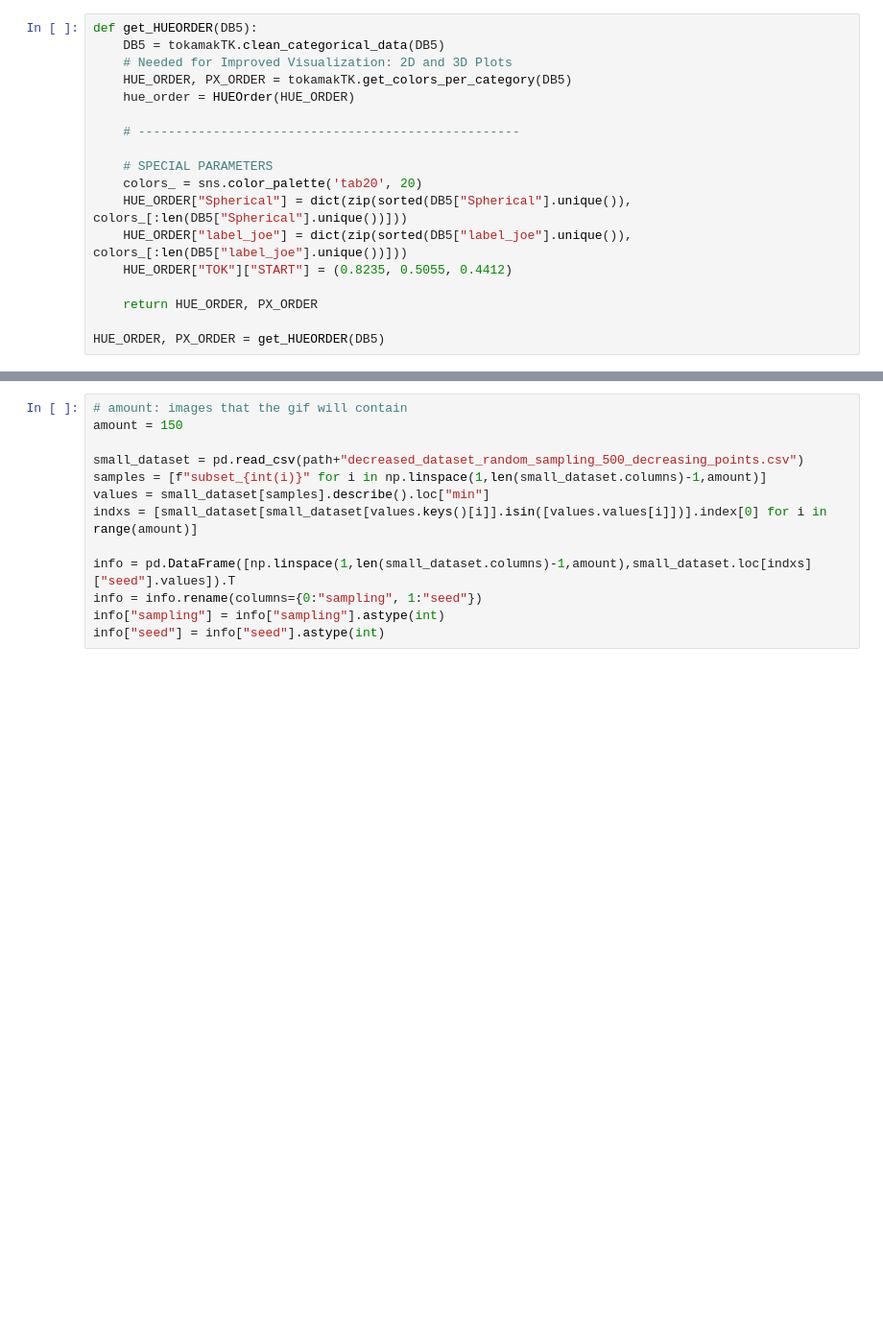
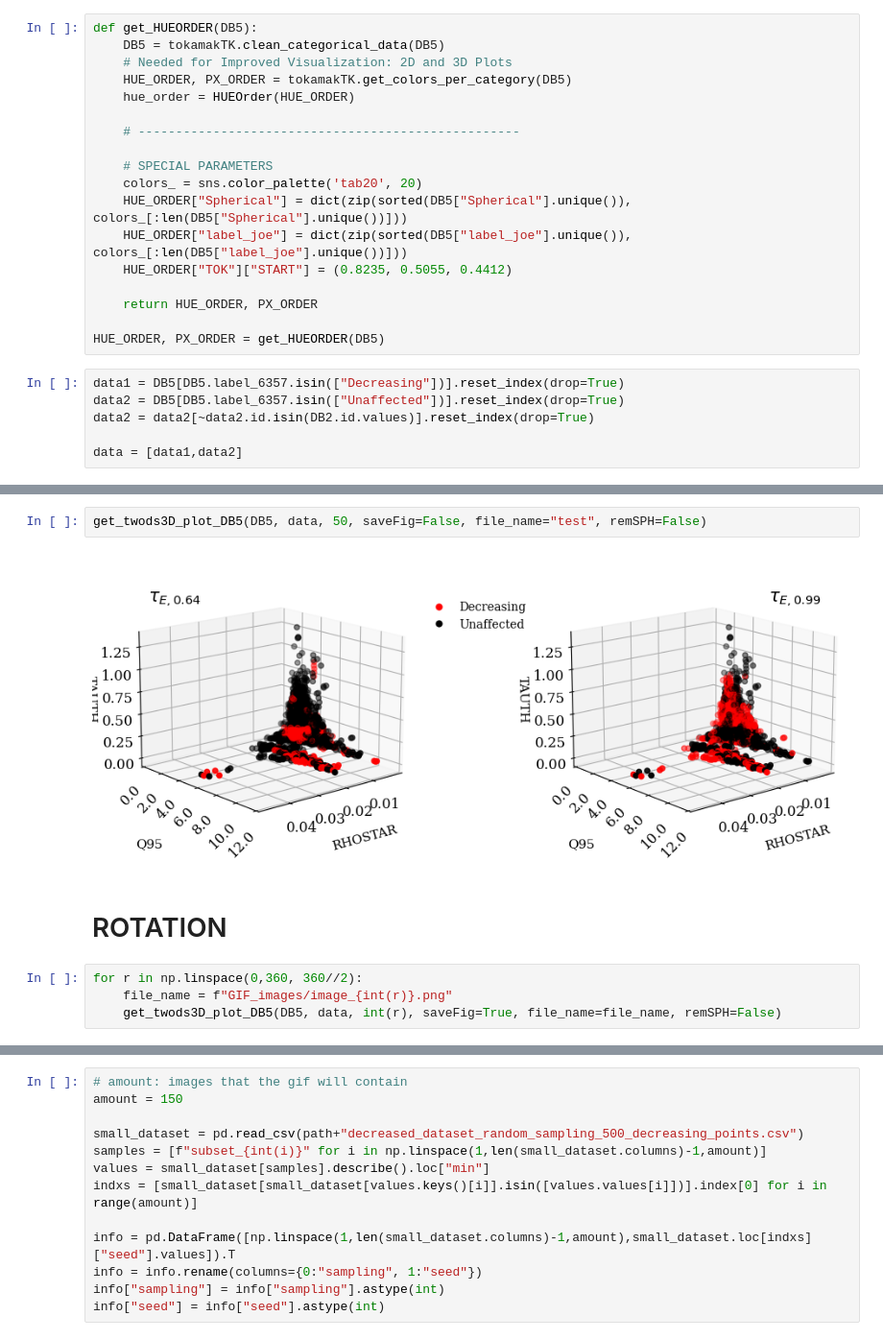
Before and after one commit to Chinnasf/FUSION-EP-Master-Thesis, a Jupyter notebook: Tokamak Interpretation/GIF/RHO_NUSTAR_ ( Q95 | BETASTAR ).ipynb, the cells around one changed output, grey strips where cells are left out. Shown at 96% size. Saved outputs shown, nothing was run; the diff lists cells and outputs as text; blank space fills up the shorter version.

```diff
--- a/Tokamak Interpretation/GIF/RHO_NUSTAR_ ( Q95 | BETASTAR ).ipynb
+++ b/Tokamak Interpretation/GIF/RHO_NUSTAR_ ( Q95 | BETASTAR ).ipynb
@@ -104,3 +121,9 @@ def get_HUEORDER(DB5):
     return HUE_ORDER, PX_ORDER
 
 HUE_ORDER, PX_ORDER = get_HUEORDER(DB5)
+# %%
+data1 = DB5[DB5.label_6357.isin(["Decreasing"])].reset_index(drop=True)
+data2 = DB5[DB5.label_6357.isin(["Unaffected"])].reset_index(drop=True)
+data2 = data2[~data2.id.isin(DB2.id.values)].reset_index(drop=True)
+
+data = [data1,data2]
@@ -106,0 +215,10 @@ HUE_ORDER, PX_ORDER = get_HUEORDER(DB5)
+# %%
+get_twods3D_plot_DB5(DB5, data, 50, saveFig=False, file_name="test", remSPH=False)
+# %% [output]
+[figure, added]
+# %% [markdown]
+# ROTATION
+# %%
+for r in np.linspace(0,360, 360//2):
+    file_name = f"GIF_images/image_{int(r)}.png"
+    get_twods3D_plot_DB5(DB5, data, int(r), saveFig=True, file_name=file_name, remSPH=False)
```
Also changed, not shown: parts of 5 cells of this notebook, 2 other files.
